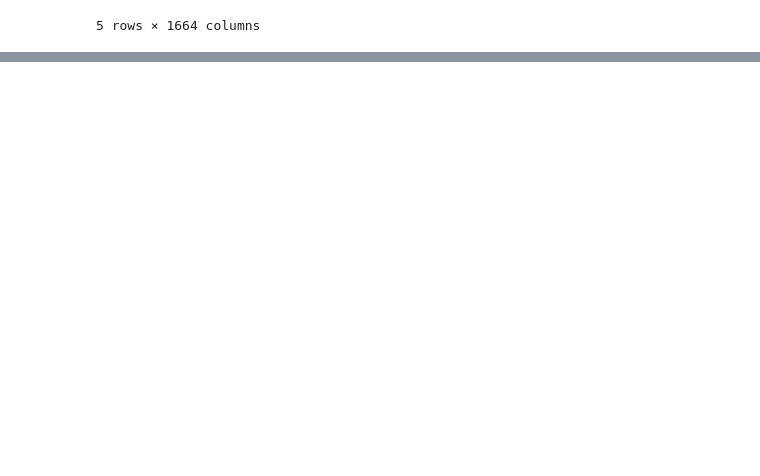
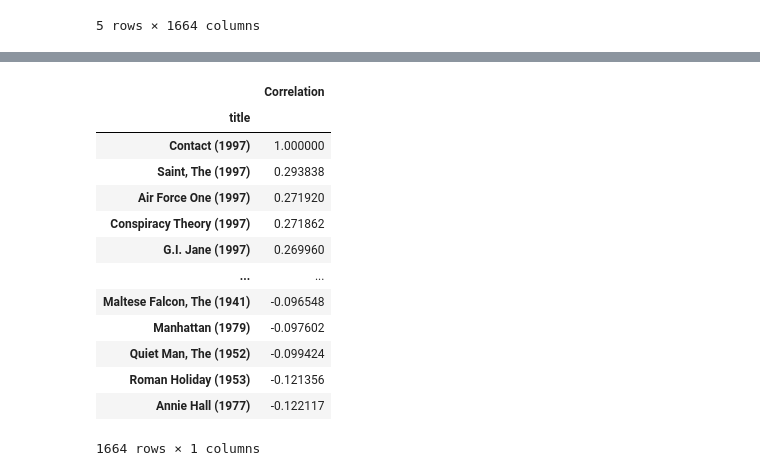
Before and after one commit to arjunjanamatti/recommend_system, a Jupyter notebook: youtube_videos/Untitled.ipynb, the cells around one changed output, grey strips where cells are left out. Saved outputs shown, nothing was run; the diff lists cells and outputs as text; code cells hidden in the pictures; blank space fills up the shorter version.

Commit message:
merged and start with correlation

```diff
--- a/youtube_videos/Untitled.ipynb
+++ b/youtube_videos/Untitled.ipynb
@@ -160,0 +156,19 @@ similar_to_starwars = movie_pivot_table.corrwith(star_wars_movie)
+# %%
+corr_starwars = pd.DataFrame(similar_to_starwars, columns=['Correlation'])
+corr_starwars.dropna(inplace=True)
+corr_starwars.sort_values(by='Correlation',ascending=False)
+# %% [output]
+|  | Correlation |
+| title |  |
+| Contact (1997) | 1.000000 |
+| Saint, The (1997) | 0.293838 |
+| Air Force One (1997) | 0.271920 |
+| Conspiracy Theory (1997) | 0.271862 |
+| G.I. Jane (1997) | 0.269960 |
+| ... | ... |
+| Maltese Falcon, The (1941) | -0.096548 |
+| Manhattan (1979) | -0.097602 |
+| Quiet Man, The (1952) | -0.099424 |
+| Roman Holiday (1953) | -0.121356 |
+| Annie Hall (1977) | -0.122117 |
+1664 rows × 1 columns
```
Also changed, not shown: parts of 3 cells of this notebook.
